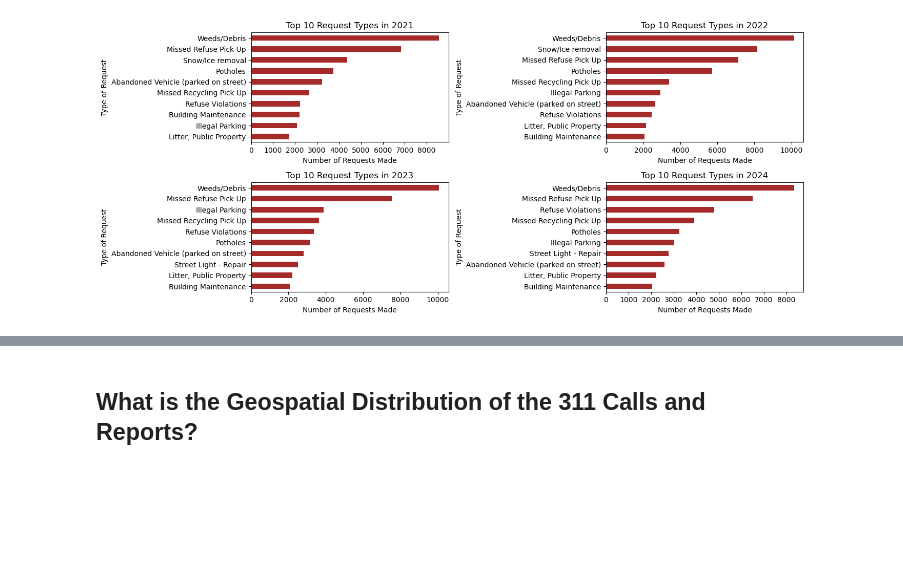
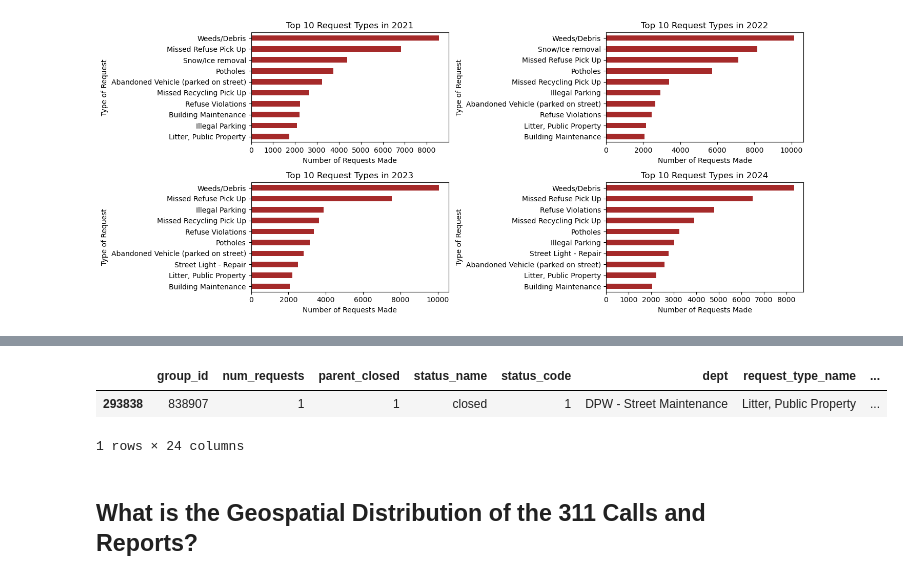
Before and after one commit to alankagiri/Machine_Learning_For_Public_Policy_Adding_Value_Project, a Jupyter notebook: 311_Data_EDA.ipynb, the cells around one changed output, grey strips where cells are left out. Drawn from its saved outputs; the diff is of its cells as text; code cells hidden in the pictures; blank space fills up the shorter version.

```diff
--- a/311_Data_EDA.ipynb
+++ b/311_Data_EDA.ipynb
@@ -373,3 +420,9 @@ plt.show()
+# %%
+filtered_data.loc[filtered_data['city']=='Pitcairn']
+# %% [output]
+|  | group_id | num_requests | parent_closed | status_name | status_code | dept | request_type_name | ... |
+| 293838 | 838907 | 1 | 1 | closed | 1 | DPW - Street Maintenance | Litter, Public Property | ... |
+1 rows × 24 columns
 # %% [markdown]
 ## What is the Geospatial Distribution of the 311 Calls and Reports?
 # %%
```
Also changed, not shown: parts of 16 cells of this notebook, 1 other file.
